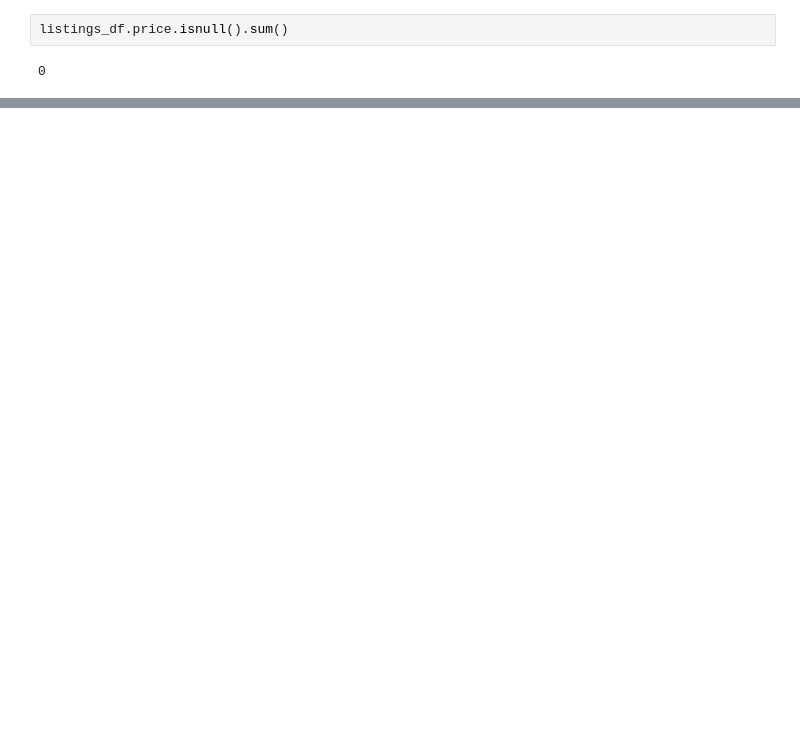
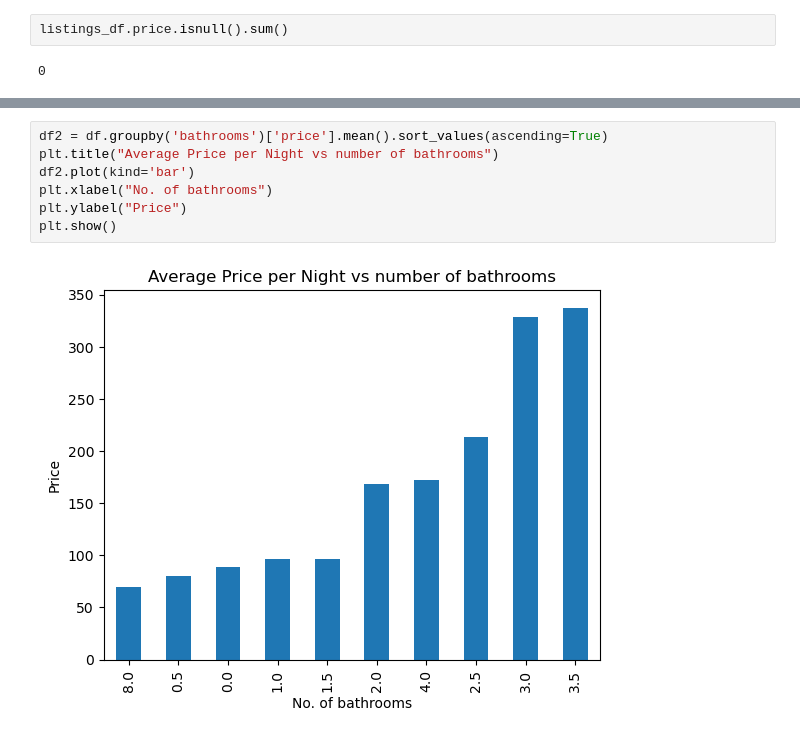
Before and after one commit to Chepngeno-langat/Project_DS, a Jupyter notebook: Visualization and EDA/Seattle_AirBnB_data/EDA.ipynb, the cells around one changed output, grey strips where cells are left out. Saved outputs shown, nothing was run; the diff lists cells and outputs as text; blank space fills up the shorter version.

```diff
--- a/Visualization and EDA/Seattle_AirBnB_data/EDA.ipynb
+++ b/Visualization and EDA/Seattle_AirBnB_data/EDA.ipynb
@@ -238,0 +274,9 @@ Name: price, dtype: object
+# %%
+df2 = df.groupby('bathrooms')['price'].mean().sort_values(ascending=True)
+plt.title("Average Price per Night vs number of bathrooms")
+df2.plot(kind='bar')
+plt.xlabel("No. of bathrooms")
+plt.ylabel("Price")
+plt.show()
+# %% [output]
+[figure, added]
```
Also changed, not shown: parts of 9 cells of this notebook.
